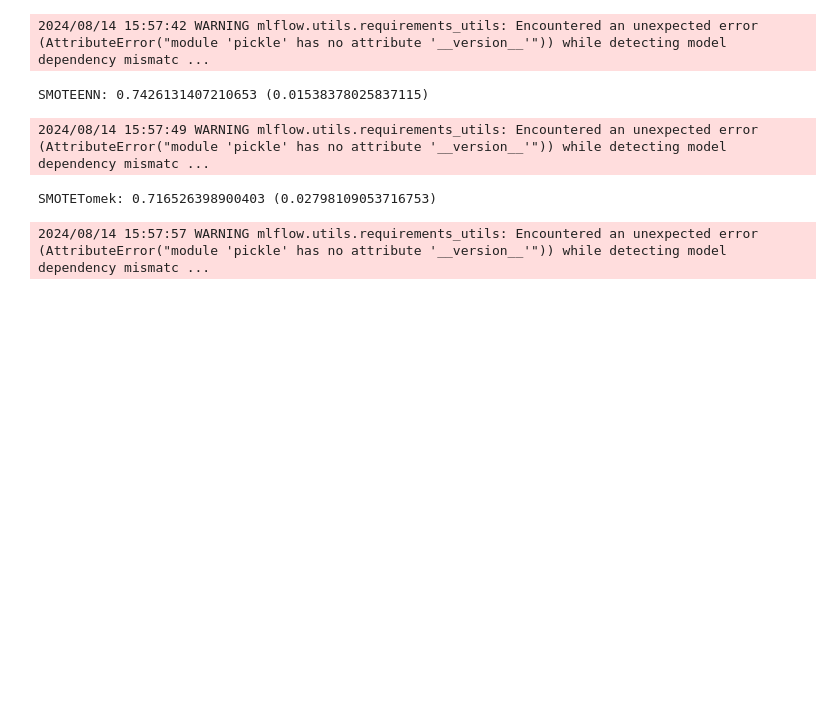
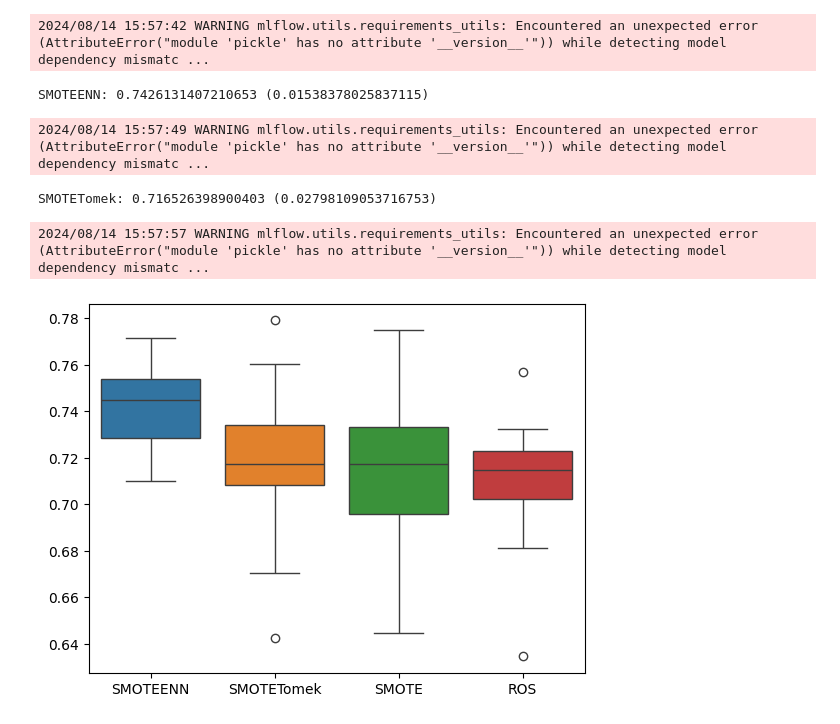
Before and after one commit to hyugai/MLOps-Classification-CustomerChurnTelco, a Jupyter notebook: notebook/feature_engineering.ipynb, the cells around one changed output. Cells and saved outputs as stored; diff of their text form; code cells hidden in the pictures; blank space fills up the shorter version.

```diff
--- a/notebook/feature_engineering.ipynb
+++ b/notebook/feature_engineering.ipynb
@@ -514,3 +519,8 @@ SMOTEENN: 0.7426131407210653 (0.01538378025837115)
 2024/08/14 15:57:49 WARNING mlflow.utils.requirements_utils: Encountered an unexpected error (AttributeError("module 'pickle' has no attribute '__version__'")) while detecting model dependency mismatc ...
 SMOTETomek: 0.716526398900403 (0.02798109053716753)
 2024/08/14 15:57:57 WARNING mlflow.utils.requirements_utils: Encountered an unexpected error (AttributeError("module 'pickle' has no attribute '__version__'")) while detecting model dependency mismatc ...
+# %%
+# plot
+plot_kfold_results(kfold_results)
+# %% [output]
+[figure, added]
```
Also changed, not shown: parts of 1 cell of this notebook.
